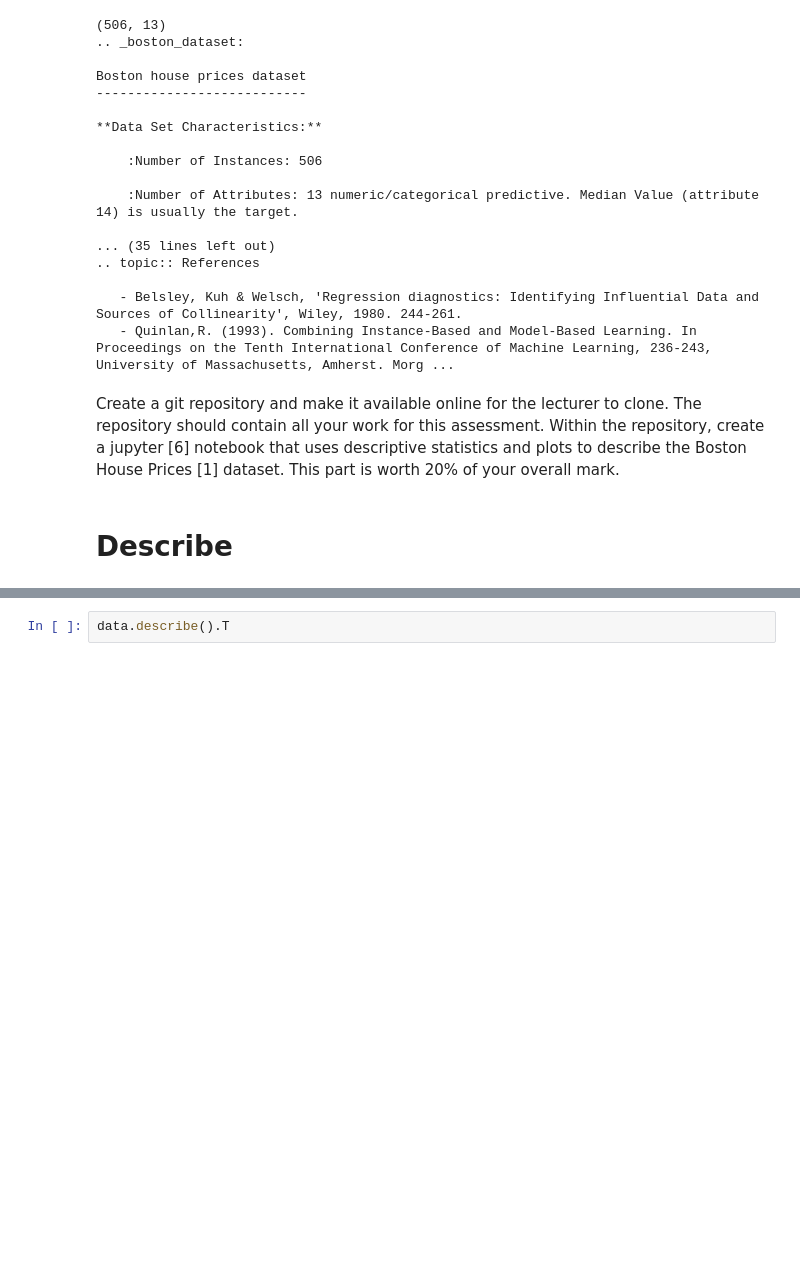
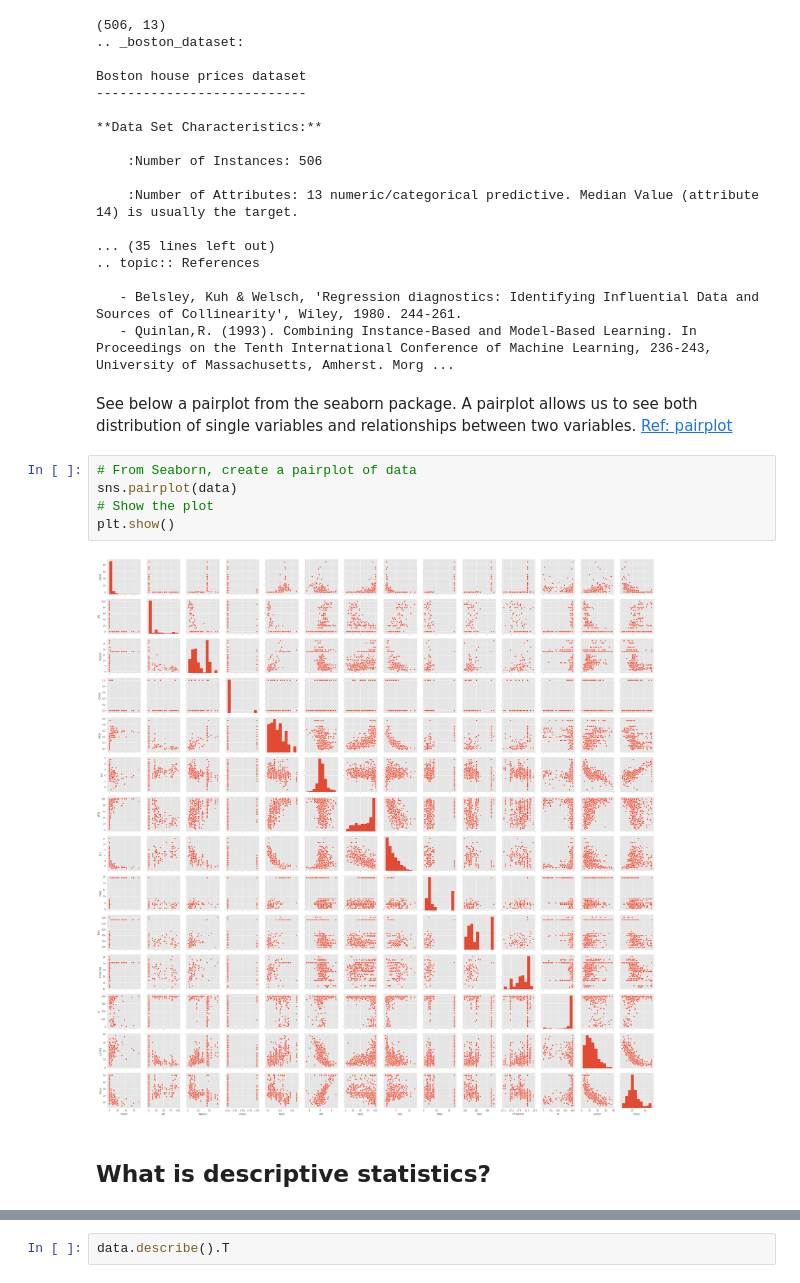
Before and after one commit to fionanealon/Boston-Housing-dataset, a Jupyter notebook: Boston Housing dataset.ipynb, the cells around one changed output, grey strips where cells are left out. Cells and saved outputs as stored; diff of their text form; blank space fills up the shorter version.

```diff
--- a/Boston Housing dataset.ipynb
+++ b/Boston Housing dataset.ipynb
@@ -77,14 +95,17 @@ Boston house prices dataset
 
    - Belsley, Kuh & Welsch, 'Regression diagnostics: Identifying Influential Data and Sources of Collinearity', Wiley, 1980. 244-261.
    - Quinlan,R. (1993). Combining Instance-Based and Model-Based Learning. In Proceedings on the Tenth International Conference of Machine Learning, 236-243, University of Massachusetts, Amherst. Morg ...
-# %% [markdown]
-Create a git repository and make it available online for the lecturer
-to clone. The repository should contain all your work for this assessment. Within
-the repository, create a jupyter [6] notebook that uses descriptive statistics and
-plots to describe the Boston House Prices [1] dataset. This part is worth 20% of
-your overall mark.
-# %% [markdown]
-# Describe
+# %% [markdown]
+See below a pairplot from the seaborn package. A pairplot allows us to see both distribution of single variables and relationships between two variables. [Ref: pairplot](https://towardsdatascience.com/visualizing-data-with-pair-plots-in-python-f228cf529166)
+# %%
+# From Seaborn, create a pairplot of data
+sns.pairplot(data)
+# Show the plot
+plt.show()
+# %% [output]
+[figure, added]
+# %% [markdown]
+## What is descriptive statistics?
 # %% [markdown]
 Descriptive statistics is the term given to the analysis of data that helps describe, show or summarize data in a meaningful way such that, for example, patterns might emerge from the data. Descriptive statistics do not, however, allow us to make conclusions beyond the data we have analysed or reach conclusions regarding any hypotheses we might have made. They are simply a way to describe our data.[Ref: Descriptive Statistics](https://statistics.laerd.com/statistical-guides/descriptive-inferential-statistics.php)
 
```
Also changed, not shown: parts of 101 cells of this notebook, 1 other file.
